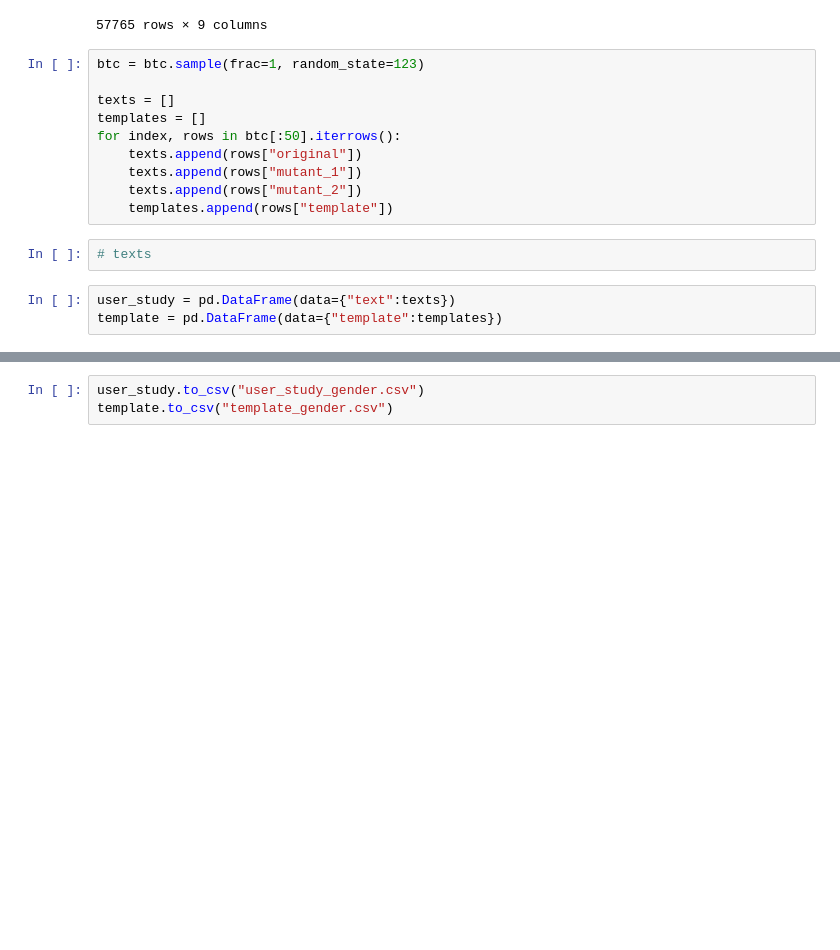
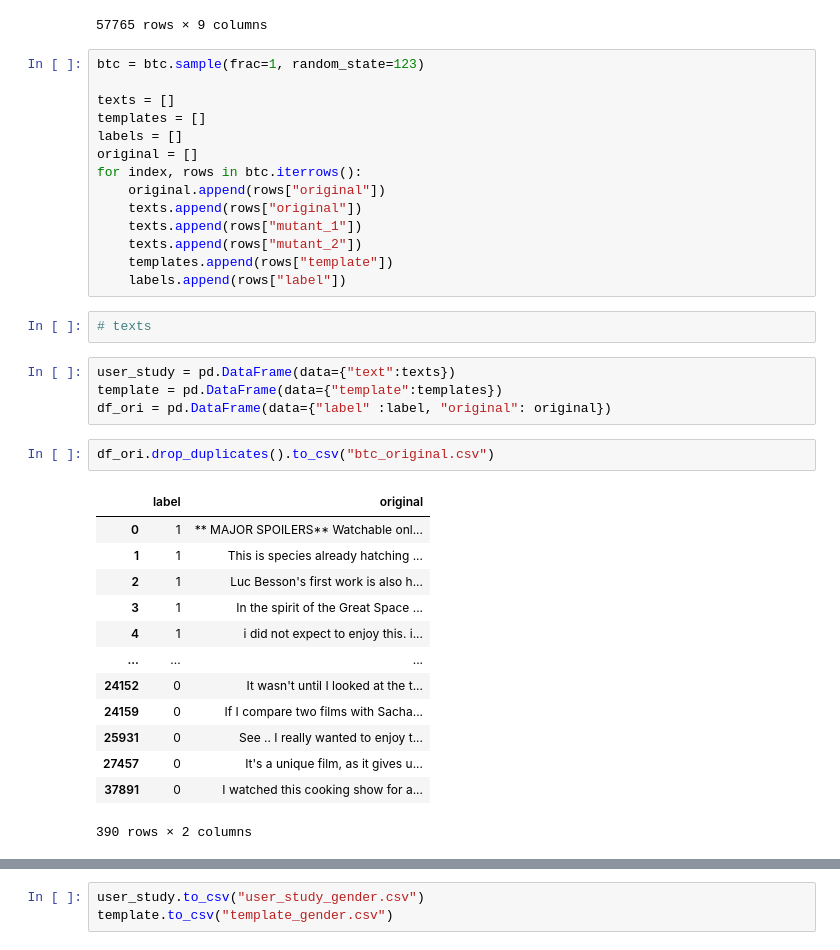
Before and after one commit to soarsmu/BiasFinder, a Jupyter notebook: codes/gender/BTC-BiasFinder.ipynb, the cells around one changed output, grey strips where cells are left out. Saved outputs shown, nothing was run; the diff lists cells and outputs as text; blank space fills up the shorter version.

```diff
--- a/codes/gender/BTC-BiasFinder.ipynb
+++ b/codes/gender/BTC-BiasFinder.ipynb
@@ -467,16 +469,37 @@ btc = btc.sample(frac=1, random_state=123)
 
 texts = []
 templates = []
-for index, rows in btc[:50].iterrows():
+labels = []
+original = []
+for index, rows in btc.iterrows():
+    original.append(rows["original"])
     texts.append(rows["original"])
     texts.append(rows["mutant_1"])
     texts.append(rows["mutant_2"])
     templates.append(rows["template"])
+    labels.append(rows["label"])
 # %%
 # texts
 # %%
 user_study = pd.DataFrame(data={"text":texts})
 template = pd.DataFrame(data={"template":templates})
+df_ori = pd.DataFrame(data={"label" :label, "original": original})
+# %%
+df_ori.drop_duplicates().to_csv("btc_original.csv")
+# %% [output]
+|  | label | original |
+| 0 | 1 | ** MAJOR SPOILERS** Watchable onl... |
+| 1 | 1 | This is species already hatching ... |
+| 2 | 1 | Luc Besson's first work is also h... |
+| 3 | 1 | In the spirit of the Great Space ... |
+| 4 | 1 | i did not expect to enjoy this. i... |
+| ... | ... | ... |
+| 24152 | 0 | It wasn't until I looked at the t... |
+| 24159 | 0 | If I compare two films with Sacha... |
+| 25931 | 0 | See .. I really wanted to enjoy t... |
+| 27457 | 0 | It's a unique film, as it gives u... |
+| 37891 | 0 | I watched this cooking show for a... |
+390 rows × 2 columns
 # %%
 user_study
 # %% [output]
```
Also changed, not shown: parts of 6 cells of this notebook, 8 other files.
